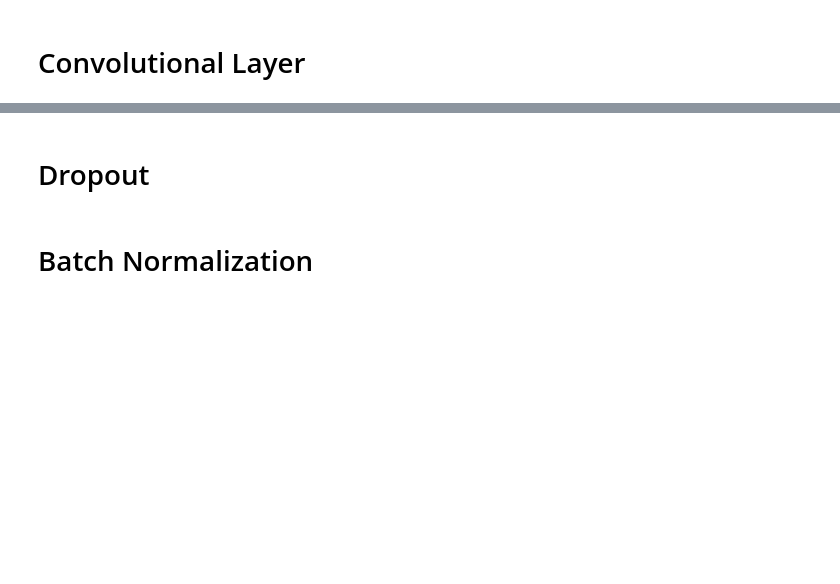
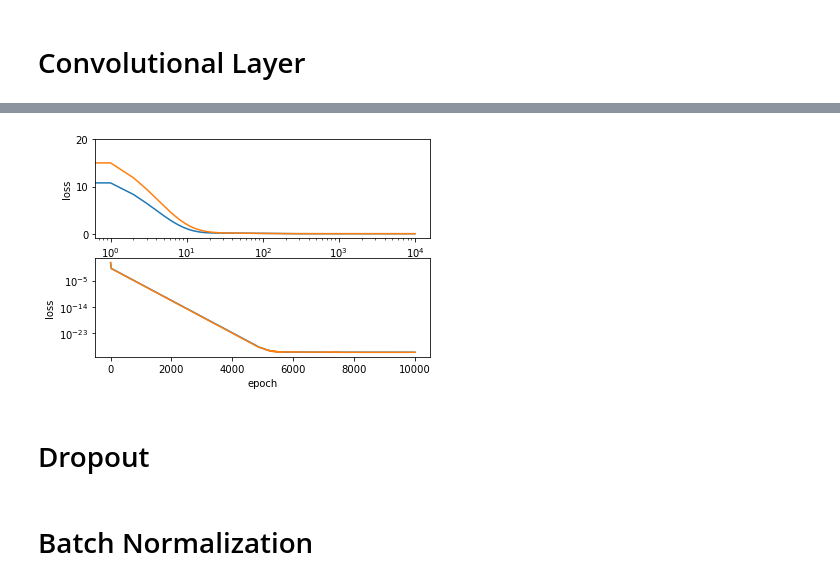
Before and after one commit to DCodezy/MLRefresher, a Jupyter notebook: NN Refresh.ipynb, the cells around one changed output, grey strips where cells are left out. Saved outputs shown, nothing was run; the diff lists cells and outputs as text; code cells hidden in the pictures; blank space fills up the shorter version.

```diff
--- a/NN Refresh.ipynb
+++ b/NN Refresh.ipynb
@@ -713,0 +757,39 @@ class Conv2DLayer:
+# %%
+class FlattenLayer:
+    def __init__(self, input_feature_size):
+        self.input_feature_size = input_feature_size
+        self.weight_matrix_shape = (0)
+
+    def model_set(self, batch_size):
+        in_h, in_w, in_e = self.input_feature_size
+        self.input_shape = (batch_size, in_h, in_w, in_e)
+        self.dv_E_in = np.zeros(self.input_shape)
+        self.output_cache = np.zeros((batch_size, in_h * in_w * in_e), dtype=np.float64)
+
+    def forward(self, layer_input):
+        for i, batch_i in enumerate(layer_input):
+            np.copyto(self.output_cache[i,:], batch_i.flatten())
+        return self.output_cache
+
+    def backward(self, dv_E_out):
+        for i, batch_i in enumerate(dv_E_out):
+            np.copyto(self.dv_E_in[i], batch_i.reshape(self.input_feature_size))
+        return self.dv_E_in
+
+    def update(self, optimizer):
+        return
+# %%
+np.random.seed(1234)
+test_input = np.random.rand(2,3,3,2)
+test_true_y = np.array([
+    [.10, .99],
+    [.99, .10]
+])
+# %%
+test_weight = np.random.rand(3,3,2)
+# %%
+model = LayerModel(batch_size=test_input.shape[0])
+model.add(Conv2DLayer((3,3,2), (3,3,2), relu_func, set_weight=test_weight))
+model.add(FlattenLayer((1,1,2)))
+model.compile_net()
+model_hist = model.fit_std(test_input, test_true_y, epochs=10000, loss_function=mean_squared_error, optimizer=SGD(lr=0.01))
@@ -714,3 +801,7 @@ class Conv2DLayer:
+# %%
+plot_history(model_hist)
+# %% [output]
+[figure, added]
 # %% [markdown]
 # Dropout
 # %% [markdown]
```
Also changed, not shown: parts of 8 cells of this notebook.
